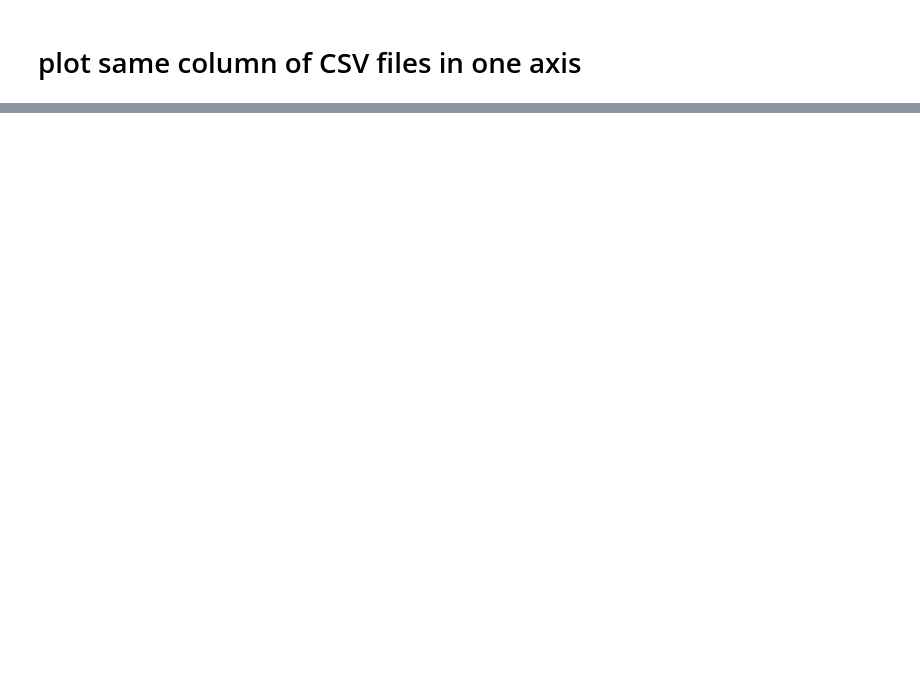
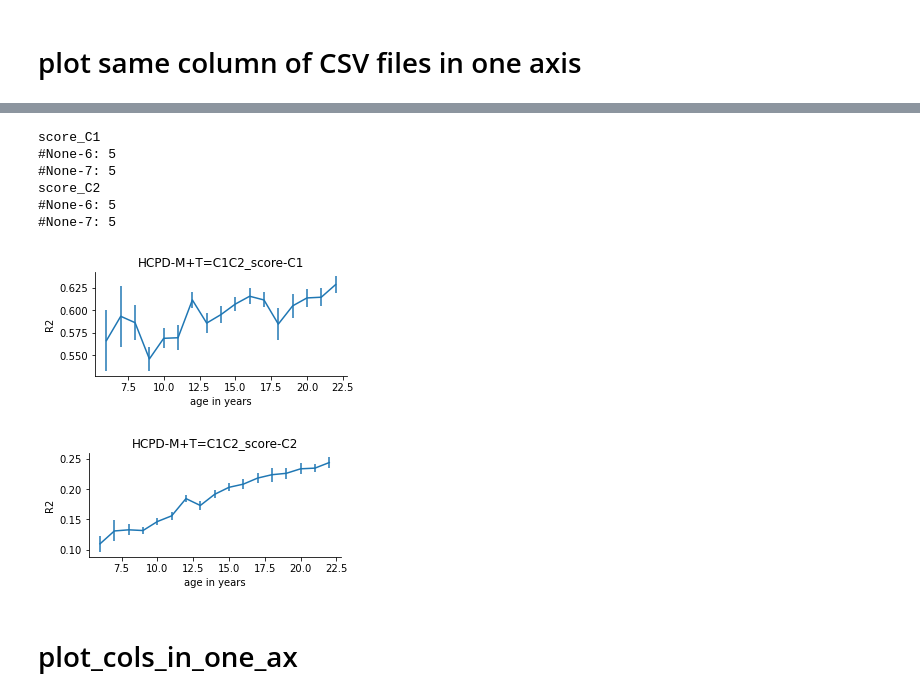
Before and after one commit to BNUCNL/nibrain, a Jupyter notebook: cxy_visual_dev/scripts/plot_age_line.ipynb, the cells around one changed output, grey strips where cells are left out. Cells and saved outputs as stored; diff of their text form; code cells hidden in the pictures; blank space fills up the shorter version.

Commit message:
cxy_visual_dev: calc and plot fit parameters

```diff
--- a/cxy_visual_dev/scripts/plot_age_line.ipynb
+++ b/cxy_visual_dev/scripts/plot_age_line.ipynb
@@ -58,7 +58,7 @@ def plot_same_cols_in_one_ax(fpaths, age_name, columns, n_row, n_col, yerr_flag=
     else:
         info_df = pd.read_csv(info_file)
         ages = np.array(info_df[age_name])
-    age_uniq = np.unique(ages).tolist()
+    age_uniq = np.unique(ages).astype(int).tolist()
     for i in remove_ages:
         age_uniq.remove(i)
     n_age = len(age_uniq)
@@ -67,8 +67,8 @@ def plot_same_cols_in_one_ax(fpaths, age_name, columns, n_row, n_col, yerr_flag=
         columns = dfs[0].columns.to_list()
     elif isinstance(columns, str):
         columns = [columns]
-    n_col = len(columns)
-    assert n_col <= n_row * n_col
+    n_column = len(columns)
+    assert n_column <= n_row * n_col
 
     if labels is None:
         labels = [None] * n_file
@@ -82,7 +82,7 @@ def plot_same_cols_in_one_ax(fpaths, age_name, columns, n_row, n_col, yerr_flag=
         axes = np.array([[axes]])
     elif axes.shape != (n_row, n_col):
         axes = axes.reshape((n_row, n_col))
-    max_row_idx = int((n_col-1) / n_col)
+    max_row_idx = int((n_column-1) / n_col)
     for column_idx, col in enumerate(columns):
         row_idx = int(column_idx / n_col)
         col_idx = column_idx % n_col
@@ -109,7 +109,8 @@ def plot_same_cols_in_one_ax(fpaths, age_name, columns, n_row, n_col, yerr_flag=
                 ax.errorbar(age_uniq, y, yerr, label=labels[f_idx])
             else:
                 ax.errorbar(age_uniq, y, label=labels[f_idx])
-        ax.legend()
+        if labels[0] is not None:
+            ax.legend()
         if col_idx == 0 and ylabel is not None:
             ax.set_ylabel(ylabel)
         if row_idx == max_row_idx:
@@ -128,19 +129,3 @@ def plot_same_cols_in_one_ax(fpaths, age_name, columns, n_row, n_col, yerr_flag=
         plt.show()
     else:
         plt.savefig(out_file)
-# %%
-cols = ['C1', 'C2', 'C3', 'C4', 'C5']
-zscore_flag = False
-for col in cols:
-    print(col)
-    plot_same_cols_in_one_ax(
-        fpaths=[
-            pjoin(anal_dir, 'decomposition/HCPY-MTCV_MMP-vis2-LR_zscore1-split_PCA-subj_M.csv'),
-            pjoin(anal_dir, 'decomposition/HCPY-MTCV_MMP-vis2-LR_zscore1-split_PCA-subj_T.csv'),
-            pjoin(anal_dir, 'decomposition/HCPY-MTCV_MMP-vis2-LR_zscore1-split_PCA-subj_C.csv'),
-            pjoin(anal_dir, 'decomposition/HCPY-MTCV_MMP-vis2-LR_zscore1-split_PCA-subj_V.csv')
-        ], age_name='age in years', columns=col, n_row=1, n_col=1, yerr_flag=True, zscore_flag=zscore_flag,
-        info_file=dataset_name2info['HCPY'], title=f'HCPY-MTCV_MMP-vis2-LR_zscore1-split_PCA-subj_{col}',
-        labels=['myelin', 'thickness', 'curvature', 'vertex area'], figsize=(6, 3), remove_ages=[37],
-        out_file=pjoin(work_dir, f'HCPY-MTCV_MMP-vis2-LR_zscore1-split_PCA-subj_{col}.jpg')
-    )
@@ -157,0 +132,25 @@ C5
+# %%
+fname = 'HCPD-M+T=C1C2'
+cols = ['score_C1', 'score_C2']
+for col in cols:
+    print(col)
+    item, trg_name = col.split('_')
+    plot_same_cols_in_one_ax(
+        fpaths=pjoin(anal_dir, f'fit/{fname}.csv'),
+        age_name='age in years', columns=col, n_row=1, n_col=1, yerr_flag=True, zscore_flag=False,
+        info_file=dataset_name2info['HCPD'], title=f'{fname}_{item}-{trg_name}',
+        labels=None, figsize=(4.5, 2.4), remove_ages=[], ylabel='R2',
+        out_file=pjoin(work_dir, f'{fname}_{item}-{trg_name}.jpg')
+        # out_file=None
+    )
+# %% [output]
+score_C1
+#None-6: 5
+#None-7: 5
+score_C2
+#None-6: 5
+#None-7: 5
+[figure, added]
+[figure, added]
+# %% [markdown]
+# plot_cols_in_one_ax
```
Also changed, not shown: parts of 3 cells of this notebook, 3 other files.
